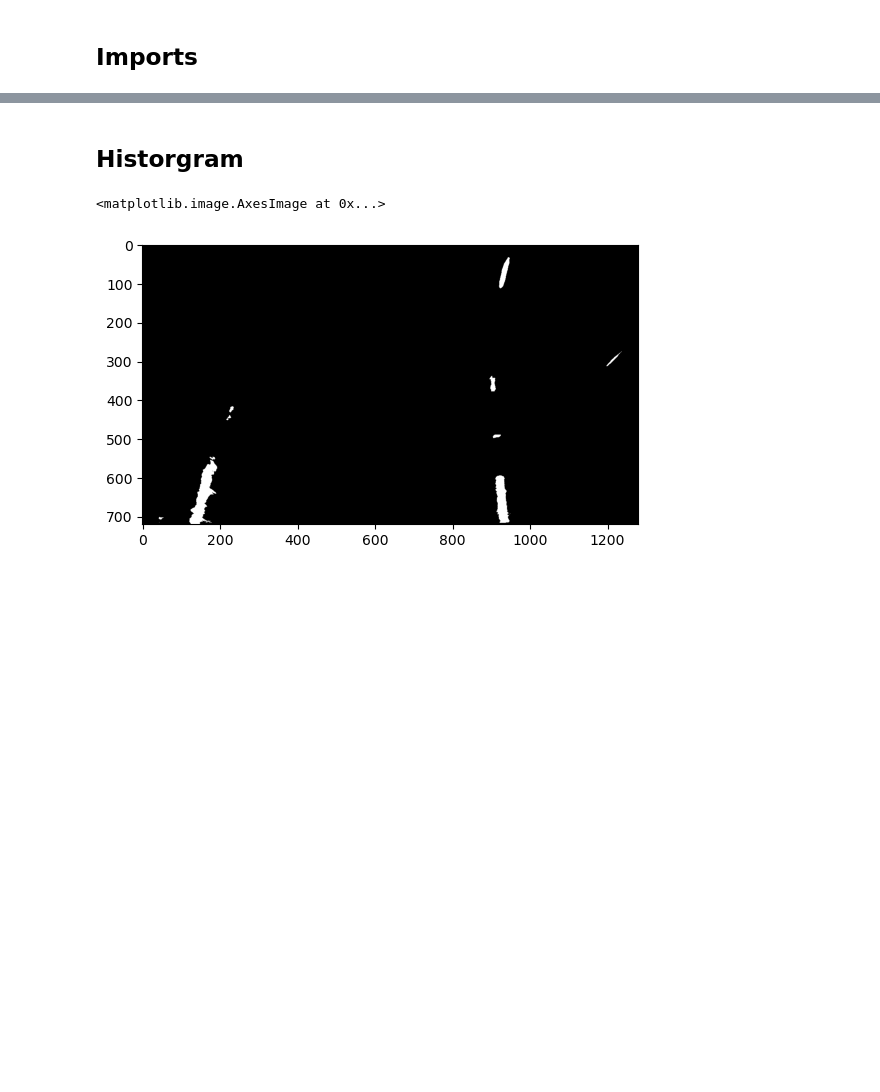
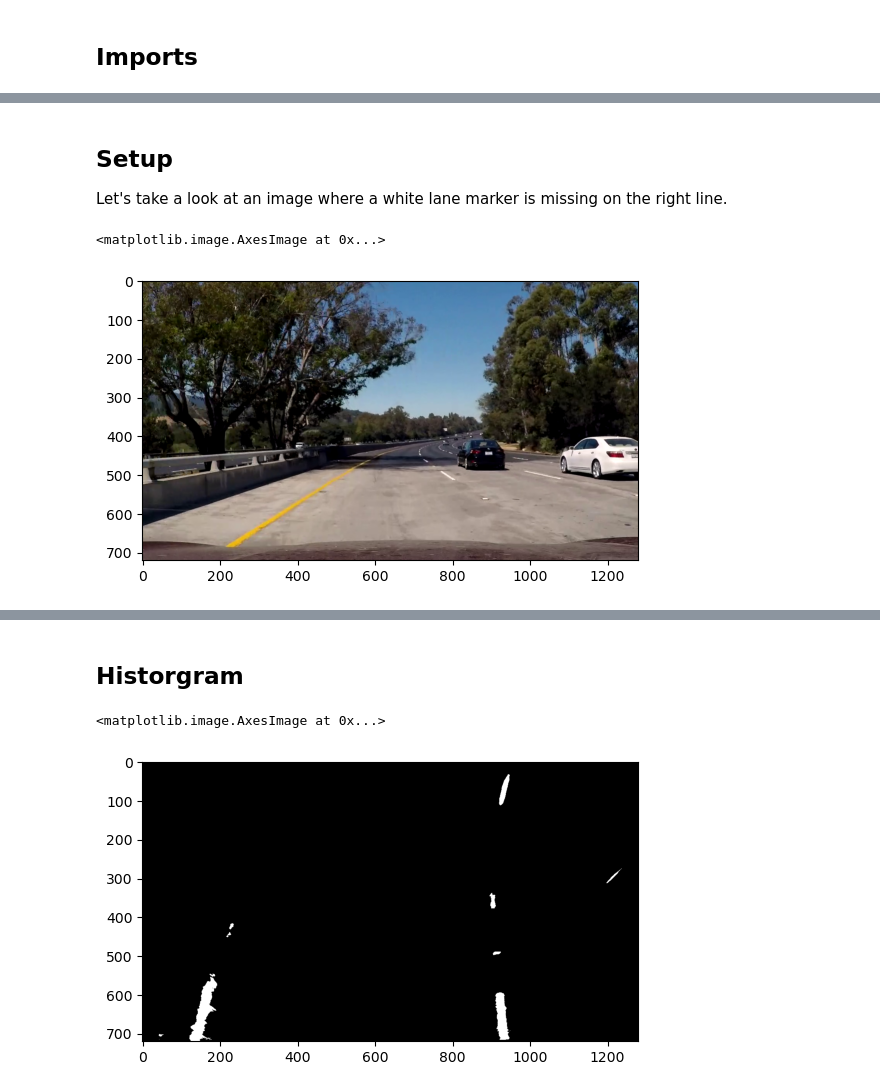
Before and after one commit to xFiveRivers/lane-detection-advanced, a Jupyter notebook: 4_line_fitting.ipynb, the cells around one changed output, grey strips where cells are left out. Cells and saved outputs as stored; diff of their text form; code cells hidden in the pictures; blank space fills up the shorter version.

```diff
--- a/4_line_fitting.ipynb
+++ b/4_line_fitting.ipynb
@@ -8,0 +24,12 @@ import matplotlib.pyplot as plt
+# %% [markdown]
+## **Setup**
+
+Let's take a look at an image where a white lane marker is missing on the right line.
+# %%
+orig_img = cv2.imread('output_media/debug/problem_frames/pf_11.png')
+orig_img = cv2.cvtColor(orig_img, cv2.COLOR_BGR2RGB)
+
+plt.imshow(orig_img)
+# %% [output]
+<matplotlib.image.AxesImage at 0x...>
+[figure, added]
```
Also changed, not shown: parts of 11 cells of this notebook.
